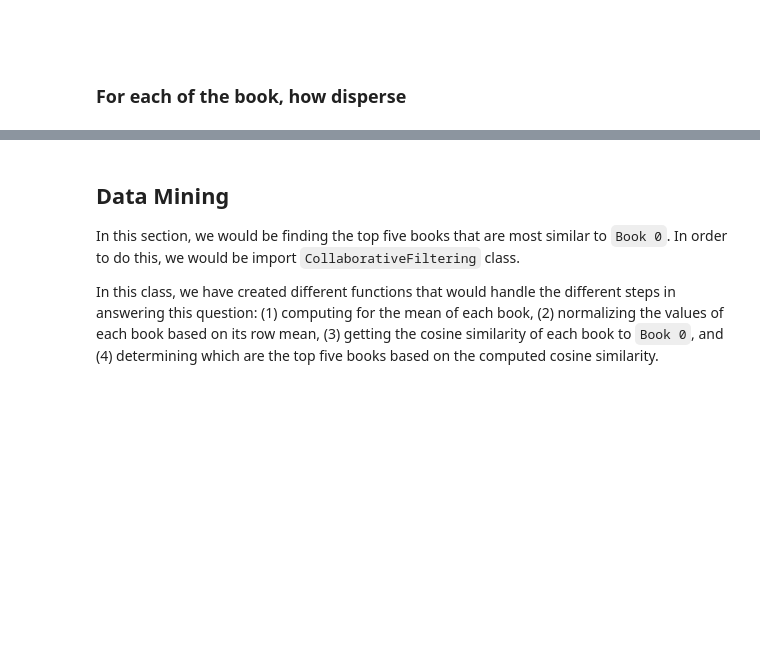
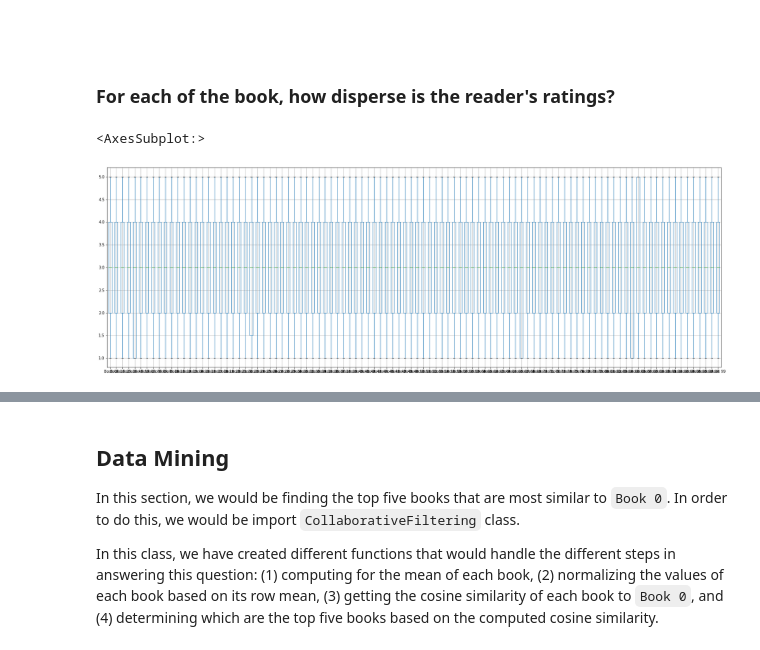
Before and after one commit to francheska-vicente/csmodel-project2, a Jupyter notebook: CSMODEL-Project2-S11-Group28.ipynb, the cells around one changed output, grey strips where cells are left out. Cells and saved outputs as stored; diff of their text form; code cells hidden in the pictures; blank space fills up the shorter version.

```diff
--- a/CSMODEL-Project2-S11-Group28.ipynb
+++ b/CSMODEL-Project2-S11-Group28.ipynb
@@ -86,4 +87,9 @@ mean.plot.line()
 # %% [markdown]
 ####
 # %% [markdown]
-### For each of the book, how disperse
+### For each of the book, how disperse is the reader's ratings?
+# %%
+book_df.T.plot.box(grid='True', figsize=(30, 10))
+# %% [output]
+<AxesSubplot:>
+[figure, added]
```
Also changed, not shown: parts of 4 cells of this notebook.
